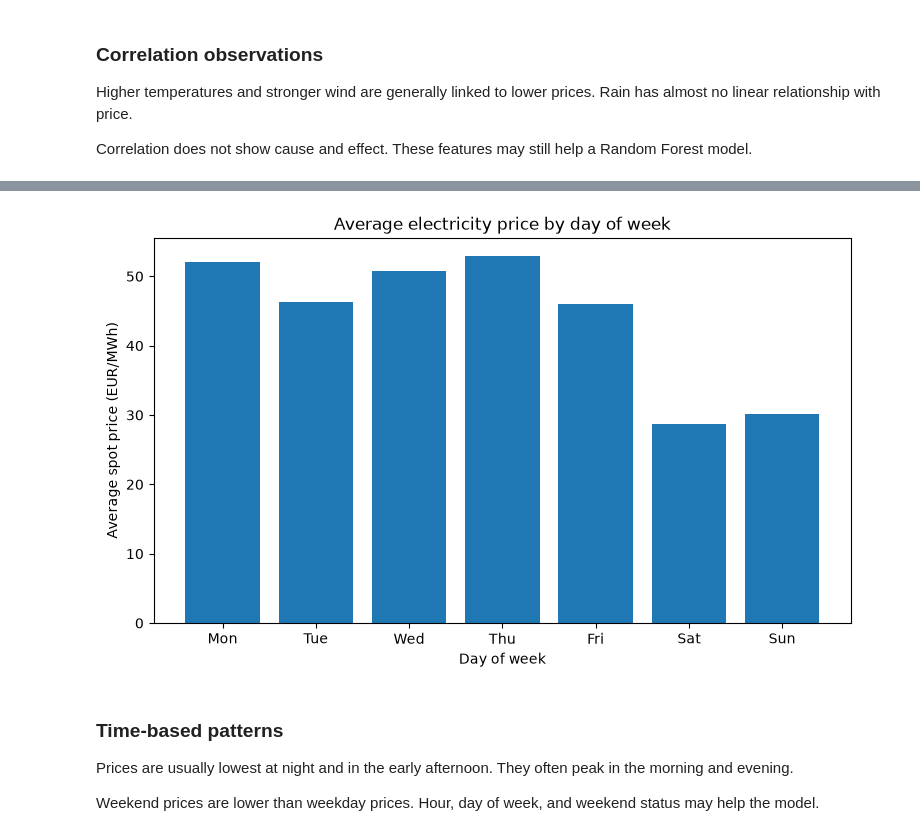
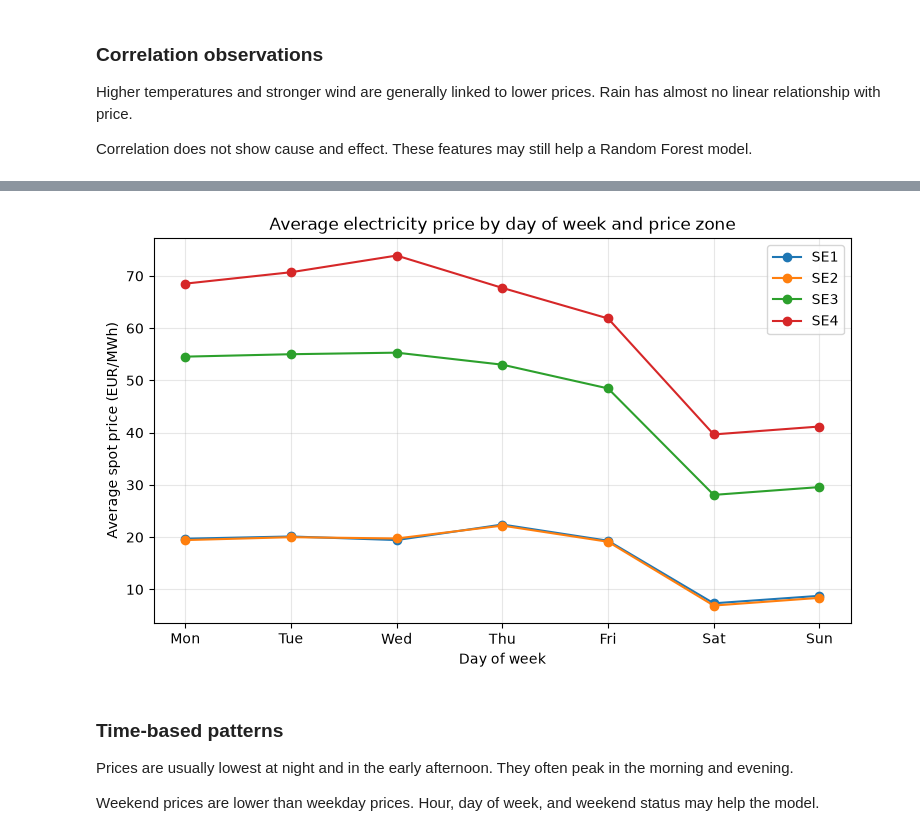
Before and after one commit to Grevendev/Predictor, a Jupyter notebook: models/eda.ipynb, the cells around one changed output, grey strips where cells are left out. Drawn from its saved outputs; the diff is of its cells as text; code cells hidden in the pictures.

```diff
--- a/models/eda.ipynb
+++ b/models/eda.ipynb
@@ -316,16 +408,23 @@ import matplotlib.pyplot as plt
 
 plt.figure(figsize=(10, 5))
 
-plt.plot(
-    hourly_prices.index,
-    hourly_prices.values,
-    marker="o"
-)
+for zone in hourly_prices["zone"].unique():
+    zone_data = hourly_prices[hourly_prices["zone"] == zone]
+
+    plt.plot(
+        zone_data["hour"],
+        zone_data["spot_price_eur_mwh"],
+        marker="o",
+        label=zone
+    )
 
 plt.xticks(range(24))
+
 plt.xlabel("Hour of day")
 plt.ylabel("Average spot price (EUR/MWh)")
-plt.title("Average electricity price by hour")
+plt.title("Average electricity price by hour and price zone")
+
+plt.legend()
 plt.grid(alpha=0.3)
 
 plt.show()
@@ -334,7 +433,10 @@ plt.show()
 # %%
+# Calculate average electricity prices by weekday for each price zone.
 weekday_prices = (
-    df.groupby("day_of_week")["spot_price_eur_mwh"]
+    df_prepared
+    .groupby(["zone", "day_of_week"])["spot_price_eur_mwh"]
     .mean()
+    .reset_index()
 )
 
 weekday_prices
@@ -351,28 +461,36 @@ Name: spot_price_eur_mwh, dtype: float64
 # %%
 weekday_names = [
     "Mon", "Tue", "Wed", "Thu",
     "Fri", "Sat", "Sun"
 ]
 
 plt.figure(figsize=(9, 5))
 
-plt.bar(
-    weekday_prices.index,
-    weekday_prices.values
-)
+for zone in weekday_prices["zone"].unique():
+    zone_data = weekday_prices[weekday_prices["zone"] == zone]
+
+    plt.plot(
+        zone_data["day_of_week"],
+        zone_data["spot_price_eur_mwh"],
+        marker="o",
+        label=zone
+    )
 
 plt.xticks(
-    weekday_prices.index,
+    range(7),
     weekday_names
 )
 
 plt.xlabel("Day of week")
 plt.ylabel("Average spot price (EUR/MWh)")
-plt.title("Average electricity price by day of week")
+plt.title("Average electricity price by day of week and price zone")
+
+plt.legend()
+plt.grid(alpha=0.3)
 
 plt.show()
 # %% [output]
-[figure, old version]
+[figure, new version]
 # %% [markdown]
 ### Time-based patterns
 
```
Also changed, not shown: parts of 34 cells of this notebook, 1 other file.
